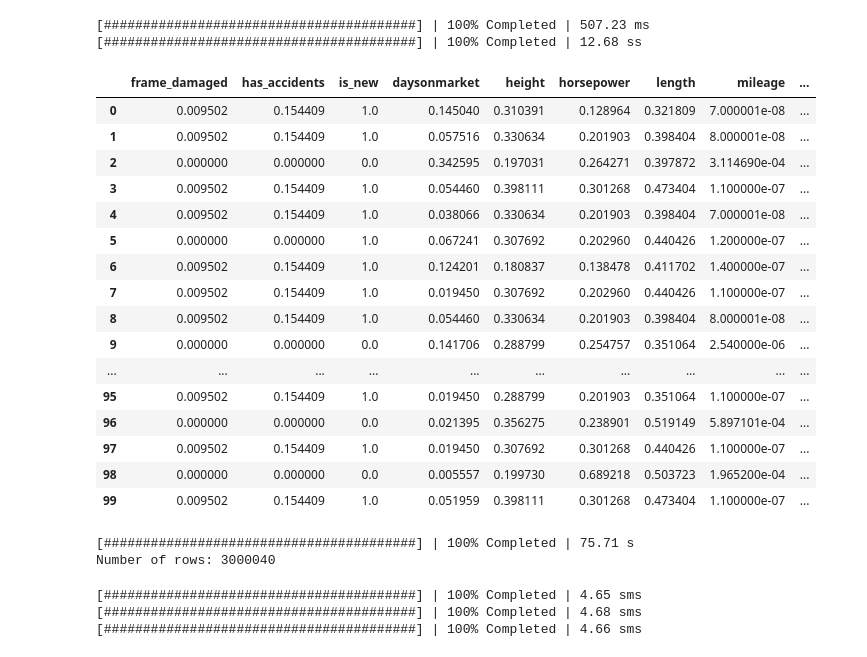
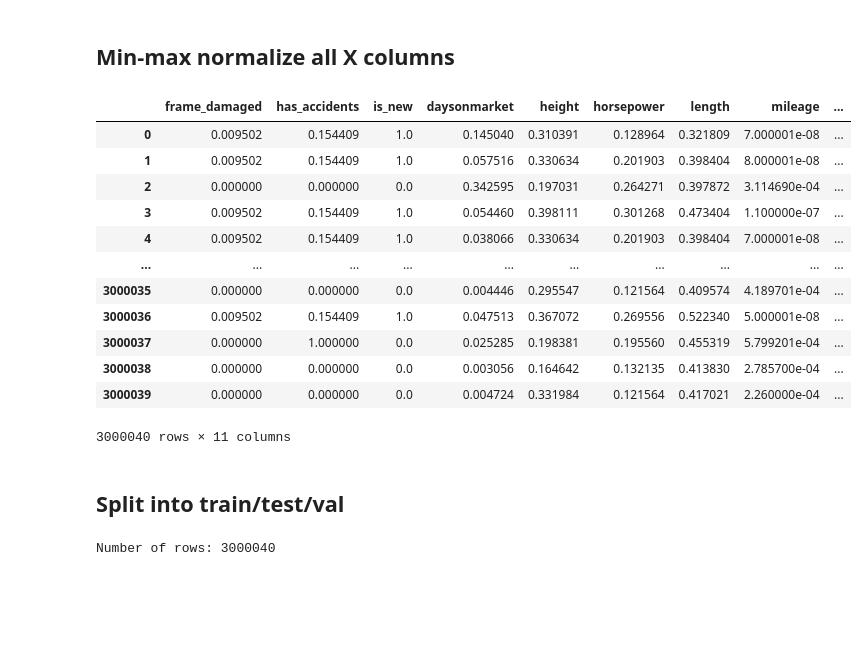
Before and after one commit to DataIntelligenceCrew/approx-opaque-topk, a Jupyter notebook: index_builder/clean_car_data.ipynb, the cells around one changed output. Cells and saved outputs as stored; diff of their text form; code cells hidden in the pictures; blank space fills up the shorter version.

```diff
--- a/index_builder/clean_car_data.ipynb
+++ b/index_builder/clean_car_data.ipynb
@@ -7,6 +7,11 @@ import re
 pd.set_option('display.max_rows', 500)
 pd.set_option('display.max_columns', 500)
 pd.set_option('display.width', 1000)
+# %%
+# Simple method to view the contents of a parquet file
+def view_parquet(filename: str):
+    df = pd.read_parquet(filename)
+    return df
 # %% [markdown]
 # Used Cars Data Cleaner
 
@@ -277,3 +209,5 @@ df
+# %% [markdown]
+## Min-max normalize all X columns
 # %%
 def min_max_normalize(input_file, output_file, special_cols=None):
     """
@@ -311,35 +238,28 @@ def min_max_normalize(input_file, output_file, special_cols=None):
 # %%
-min_max_normalize('/home/jwc/Data/UsedCars/used_cars_data_3.csv', '/home/jwc/Data/UsedCars/used_cars_data_4.csv', special_cols=special_cols)
+min_max_normalize('/home/jwc/Data/UsedCars/used_cars_data_temp.parquet', '/home/jwc/Data/UsedCars/used_cars_data_temp.parquet', special_cols=special_cols)
-# %% [output]
-[########################################] | 100% Completed | 507.23 ms
-[########################################] | 100% Completed | 12.68 ss
 # %%
-df = pd.read_csv('/home/jwc/Data/UsedCars/used_cars_data_4.csv', nrows=100)
-df
+view_parquet('/home/jwc/Data/UsedCars/used_cars_data_temp.parquet')
 # %% [output]
 |  | frame_damaged | has_accidents | is_new | daysonmarket | height | horsepower | length | mileage | ... |
 | 0 | 0.009502 | 0.154409 | 1.0 | 0.145040 | 0.310391 | 0.128964 | 0.321809 | 7.000001e-08 | ... |
 | 1 | 0.009502 | 0.154409 | 1.0 | 0.057516 | 0.330634 | 0.201903 | 0.398404 | 8.000001e-08 | ... |
 | 2 | 0.000000 | 0.000000 | 0.0 | 0.342595 | 0.197031 | 0.264271 | 0.397872 | 3.114690e-04 | ... |
 | 3 | 0.009502 | 0.154409 | 1.0 | 0.054460 | 0.398111 | 0.301268 | 0.473404 | 1.100000e-07 | ... |
 | 4 | 0.009502 | 0.154409 | 1.0 | 0.038066 | 0.330634 | 0.201903 | 0.398404 | 7.000001e-08 | ... |
-| 5 | 0.000000 | 0.000000 | 1.0 | 0.067241 | 0.307692 | 0.202960 | 0.440426 | 1.200000e-07 | ... |
-| 6 | 0.009502 | 0.154409 | 1.0 | 0.124201 | 0.180837 | 0.138478 | 0.411702 | 1.400000e-07 | ... |
-| 7 | 0.009502 | 0.154409 | 1.0 | 0.019450 | 0.307692 | 0.202960 | 0.440426 | 1.100000e-07 | ... |
-| 8 | 0.009502 | 0.154409 | 1.0 | 0.054460 | 0.330634 | 0.201903 | 0.398404 | 8.000001e-08 | ... |
-| 9 | 0.000000 | 0.000000 | 0.0 | 0.141706 | 0.288799 | 0.254757 | 0.351064 | 2.540000e-06 | ... |
 | ... | ... | ... | ... | ... | ... | ... | ... | ... | ... |
-| 95 | 0.009502 | 0.154409 | 1.0 | 0.019450 | 0.288799 | 0.201903 | 0.351064 | 1.100000e-07 | ... |
-| 96 | 0.000000 | 0.000000 | 0.0 | 0.021395 | 0.356275 | 0.238901 | 0.519149 | 5.897101e-04 | ... |
-| 97 | 0.009502 | 0.154409 | 1.0 | 0.019450 | 0.307692 | 0.301268 | 0.440426 | 1.100000e-07 | ... |
-| 98 | 0.000000 | 0.000000 | 0.0 | 0.005557 | 0.199730 | 0.689218 | 0.503723 | 1.965200e-04 | ... |
-| 99 | 0.009502 | 0.154409 | 1.0 | 0.051959 | 0.398111 | 0.301268 | 0.473404 | 1.100000e-07 | ... |
+| 3000035 | 0.000000 | 0.000000 | 0.0 | 0.004446 | 0.295547 | 0.121564 | 0.409574 | 4.189701e-04 | ... |
+| 3000036 | 0.009502 | 0.154409 | 1.0 | 0.047513 | 0.367072 | 0.269556 | 0.522340 | 5.000001e-08 | ... |
+| 3000037 | 0.000000 | 1.000000 | 0.0 | 0.025285 | 0.198381 | 0.195560 | 0.455319 | 5.799201e-04 | ... |
+| 3000038 | 0.000000 | 0.000000 | 0.0 | 0.003056 | 0.164642 | 0.132135 | 0.413830 | 2.785700e-04 | ... |
+| 3000039 | 0.000000 | 0.000000 | 0.0 | 0.004724 | 0.331984 | 0.121564 | 0.417021 | 2.260000e-04 | ... |
+3000040 rows × 11 columns
+# %% [markdown]
+## Split into train/test/val
 # %%
 # Get the number of rows
-df = dd.read_csv('/home/jwc/Data/UsedCars/used_cars_data.csv', dtype=str)
-n_rows = df.shape[0].compute()
+df = pd.read_parquet('/home/jwc/Data/UsedCars/used_cars_data_temp.parquet')
+n_rows = df.shape[0]
 print(f"Number of rows: {n_rows}")
 # %% [output]
-[########################################] | 100% Completed | 75.71 s
 Number of rows: 3000040
 # %%
@@ -372,6 +302,8 @@ def shuffle_and_split(input_file, output_train, output_test, output_val, random_
 # %%
-shuffle_and_split('/home/jwc/Data/UsedCars/used_cars_data_4.csv', '/home/jwc/Data/UsedCars/used_cars_train.csv', '/home/jwc/Data/UsedCars/used_cars_test.csv', '/home/jwc/Data/UsedCars/used_cars_val.csv', random_state=42)
+shuffle_and_split(
+    '/home/jwc/Data/UsedCars/used_cars_data_temp.parquet',
+    '/home/jwc/Data/UsedCars/used_cars_train.parquet',
+    '/home/jwc/Data/UsedCars/used_cars_test.parquet',
+    '/home/jwc/Data/UsedCars/used_cars_val.parquet',
+    100000,
+    random_state=seed)
-# %% [output]
-[########################################] | 100% Completed | 4.65 sms
-[########################################] | 100% Completed | 4.68 sms
-[########################################] | 100% Completed | 4.66 sms
```
Also changed, not shown: parts of 30 cells of this notebook, 21 other files.
